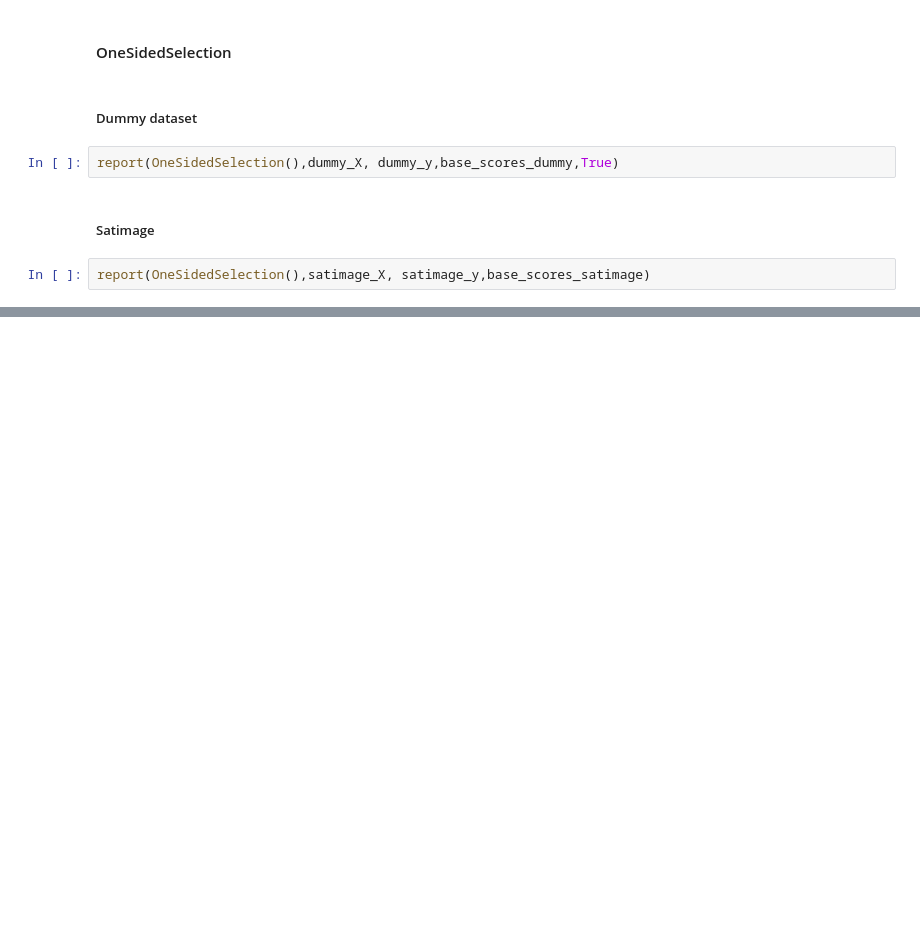
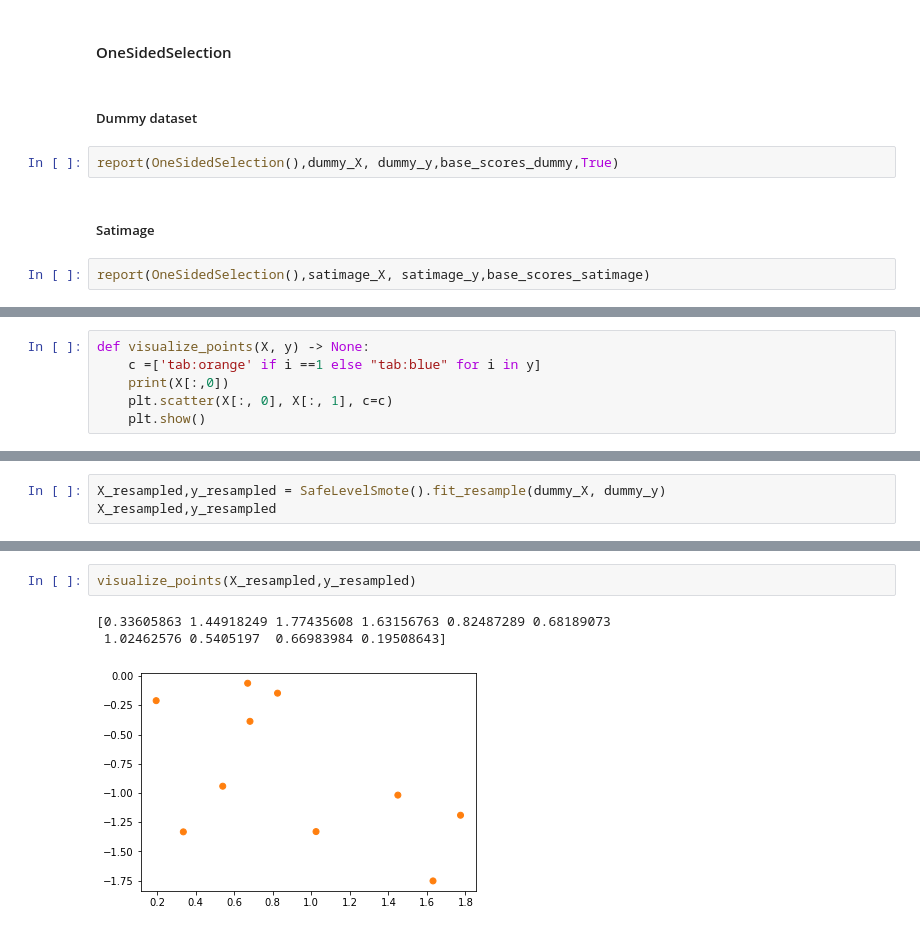
Before and after one commit to mfilan/ethics, a Jupyter notebook: main.ipynb, the cells around one changed output, grey strips where cells are left out. Saved outputs shown, nothing was run; the diff lists cells and outputs as text; blank space fills up the shorter version.

Commit message:
Fix smote

```diff
--- a/main.ipynb
+++ b/main.ipynb
@@ -110,0 +112,6 @@ report(OneSidedSelection(),satimage_X, satimage_y,base_scores_satimage)
+# %%
+def visualize_points(X, y) -> None:
+    c =['tab:orange' if i ==1 else "tab:blue" for i in y]
+    print(X[:,0])
+    plt.scatter(X[:, 0], X[:, 1], c=c)
+    plt.show()
@@ -110,0 +122,3 @@ report(OneSidedSelection(),satimage_X, satimage_y,base_scores_satimage)
+# %%
+X_resampled,y_resampled = SafeLevelSmote().fit_resample(dummy_X, dummy_y)
+X_resampled,y_resampled
@@ -110,0 +137,6 @@ report(OneSidedSelection(),satimage_X, satimage_y,base_scores_satimage)
+# %%
+visualize_points(X_resampled,y_resampled)
+# %% [output]
+[0.33605863 1.44918249 1.77435608 1.63156763 0.82487289 0.68189073
+ 1.02462576 0.5405197  0.66983984 0.19508643]
+[figure, added]
```
Also changed, not shown: parts of 6 cells of this notebook, 1 other file.
